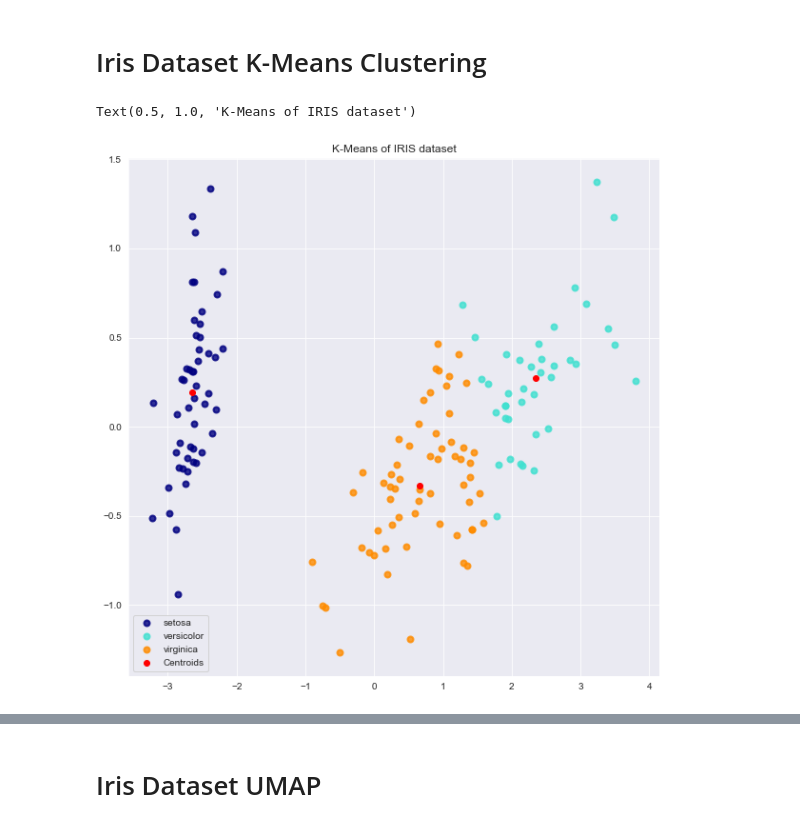
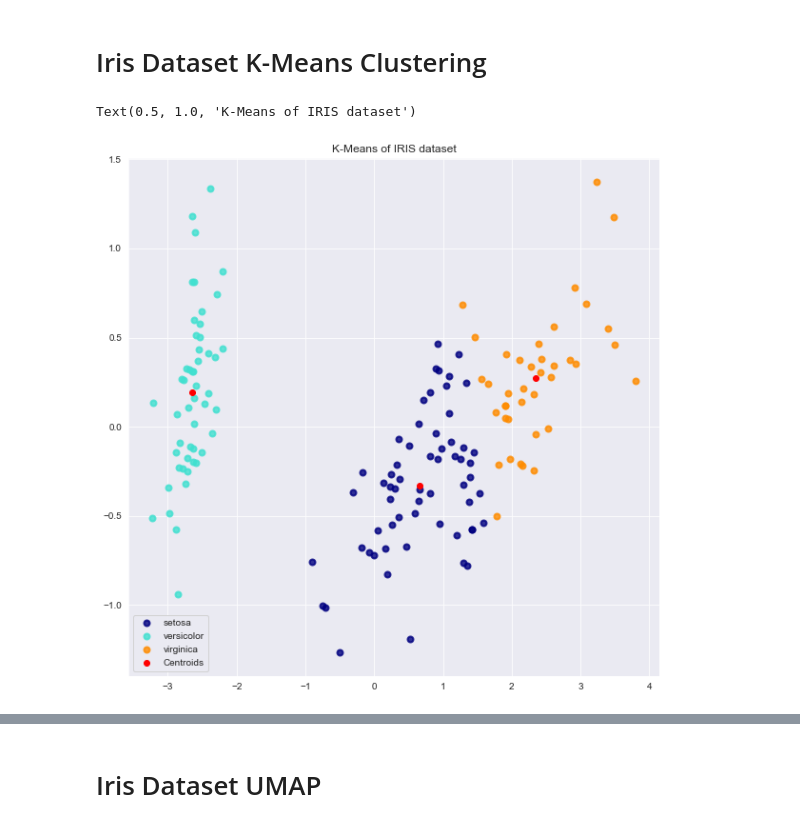
Before and after one commit to Wuuzzaa/thesis, a Jupyter notebook: src/results_plot_features_2_dimensions.ipynb, the cells around one changed output, grey strips where cells are left out. Cells and saved outputs as stored; diff of their text form; code cells hidden in the pictures.

```diff
--- a/src/results_plot_features_2_dimensions.ipynb
+++ b/src/results_plot_features_2_dimensions.ipynb
@@ -111,29 +111,29 @@ Text(0.5, 1.0, 'LDA of IRIS dataset')
 # %%
 # first transform data to 2 dimensions with pca
 transformer = PCA(n_components=2)
 X_r = transformer.fit(X).transform(X)
 
 # run k-means
-kmeans = KMeans(n_clusters= 3)
+kmeans = KMeans(n_clusters= 3, random_state=RANDOM_STATE, max_iter=300, init="random")
 label = kmeans.fit_predict(X_r)
 
 plt.figure(figsize=figsize)
 
 for color, i, target_name in zip(colors, [0, 1, 2], target_names):
     plt.scatter(
         X_r[label == i, 0], X_r[label == i, 1], color=color, alpha=0.8, lw=lw, label=target_name
     )
 
 plt.scatter(
     kmeans.cluster_centers_[:, 0],
     kmeans.cluster_centers_[:, 1],
     #s=100,
     c='red',
     label = 'Centroids'
 )
 
 plt.legend(loc="best", shadow=False, scatterpoints=1)
 plt.title("K-Means of IRIS dataset")
 # %% [output]
 Text(0.5, 1.0, 'K-Means of IRIS dataset')
-[figure, old version]
+[figure, new version]
```
Also changed, not shown: parts of 5 cells of this notebook, 4 other files.
